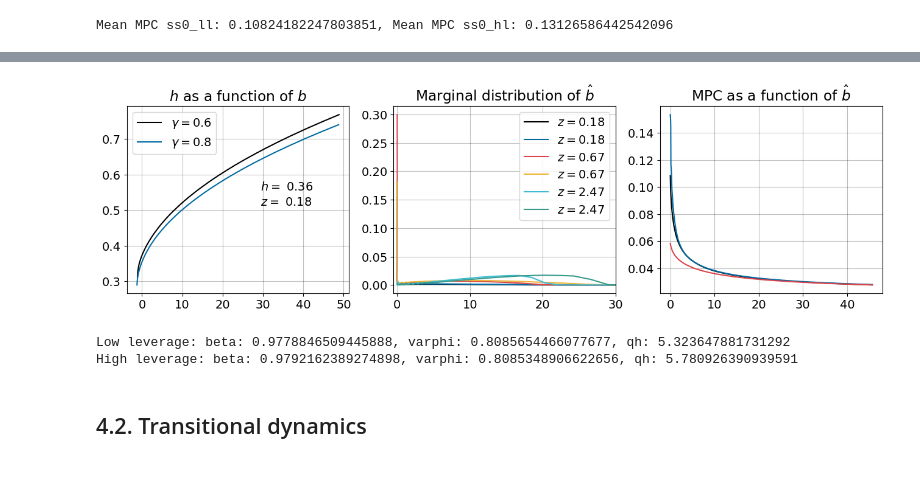
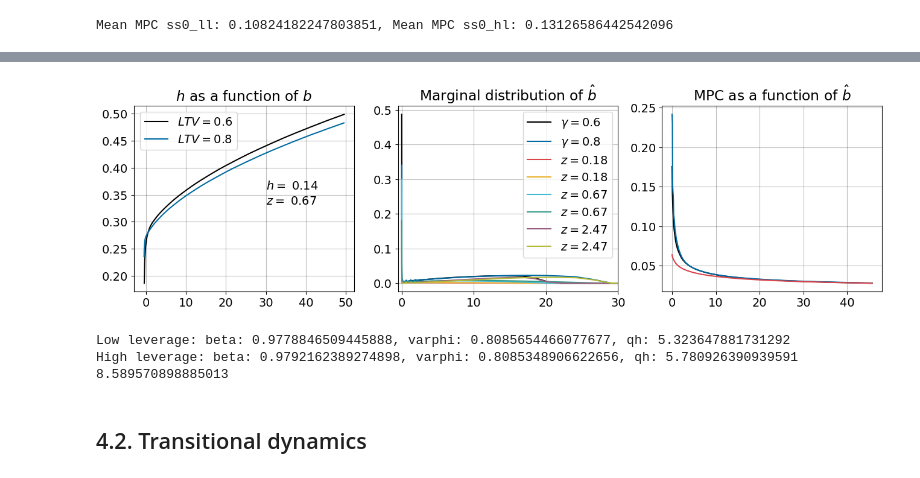
Before and after one commit to thom364e/sequence-jacobian, a Jupyter notebook: notebooks/housing_main_v2.ipynb, the cells around one changed output, grey strips where cells are left out. Cells and saved outputs as stored; diff of their text form; code cells hidden in the pictures.

```diff
--- a/notebooks/housing_main_v2.ipynb
+++ b/notebooks/housing_main_v2.ipynb
@@ -1418,2 +1468,21 @@ print(f"Mean MPC ss0_ll: {mean_mpc_ll}, Mean MPC ss0_hl: {mean_mpc_hl}")
 # %% [output]
 Mean MPC ss0_ll: 0.10824182247803851, Mean MPC ss0_hl: 0.13126586442542096
+# %%
+TT = 300
+sigma_qh = 0.1
+rho_qh = 0.5
+
+qh = sigma_qh*rho_qh** np.arange(TT)
+qh_lag = np.zeros(TT)
+
+for i in range(1, TT):
+    qh_lag[i] = qh[i-1]
+
+qh_nonlin = hh1.impulse_nonlinear(ss, {'qh': qh}, outputs = ['C_BHAT'],internals=['hh_housecons'])
+qhlag_nonlin = hh1.impulse_nonlinear(ss, {'qh_lag': qh_lag}, outputs = ['C_BHAT'],internals=['hh_housecons'])
+qhall_nonlin = hh1.impulse_nonlinear(ss, {'qh': qh, 'qh_lag': qh_lag}, outputs = ['C_BHAT'],internals=['hh_housecons'])
+
+qh_lin = hh1.impulse_linear(ss, {'qh': qh})
+qhlag_lin = hh1.impulse_linear(ss, {'qh_lag': qh_lag})
+qhall_lin = hh1.impulse_linear(ss, {'qh': qh, 'qh_lag': qh_lag})
+# partialeq_irf = hh1.impulse_nonlinear(ss0_ll, {'qh': qh})
@@ -1433,47 +1590,59 @@ b_endo_ll = ss0_ll.internals['hh_housecons']['b_bhat_grid'][:,None] \
 b_endo_hl = ss0_hl.internals['hh_housecons']['b_bhat_grid'][:,None] \
             - ss0_hl['qh_lag']*ss['gamma']*ss0_hl.internals['hh_housecons']['h_bhat_grid'][None,:]
 
-z_point = 0
-h_point = 20
+z_point = 1
+h_point = 10
 
 fig, ax = plt.subplots(1, 3, figsize=(16,4))
 ax = ax.flatten()
 
-ax[0].plot(b_endo_ll[:,h_point], ss0_ll.internals['hh_housecons']['h_bhat'][z_point,:,h_point], label = r'$\gamma = 0.6$')
-ax[0].plot(b_endo_hl[:,h_point], ss0_hl.internals['hh_housecons']['h_bhat'][z_point,:,h_point], label = r'$\gamma = 0.8$')
+ax[0].plot(b_endo_ll[:,h_point], ss0_ll.internals['hh_housecons']['h_bhat'][z_point,:,h_point], label = r'$LTV = 0.6$')
+ax[0].plot(b_endo_hl[:,h_point], ss0_hl.internals['hh_housecons']['h_bhat'][z_point,:,h_point], label = r'$LTV = 0.8$')
 ax[0].legend()
 ax[0].set_title(r'$h$ as a function of $b$')
 ax[0].text(0.6, 0.6, f"$h =$ {ss0_hl.internals['hh_housecons']['h_bhat_grid'][h_point]:.2f}",
          horizontalalignment='left', verticalalignment='top', transform=ax[0].transAxes)
 ax[0].text(0.6, 0.52, f"$z =$ {ss0_hl.internals['hh_housecons']['z_grid'][z_point]:.2f}",
          horizontalalignment='left', verticalalignment='top', transform=ax[0].transAxes)
 
-# ax[1].plot(ss0_hl.internals['hh_housecons']['b_bhat_grid'], b_margdist_ll, label = r'$\gamma = 0.6$')
-# ax[1].plot(ss0_hl.internals['hh_housecons']['b_bhat_grid'], b_margdist_hl, label = r'$\gamma = 0.8$')
+# ax[1].plot(b_endo_ll[:,h_point], ss0_ll.internals['hh_housecons']['h_bhat'][z_point,:,40], label = r'$LTV = 0.6$')
+# ax[1].plot(b_endo_hl[:,h_point], ss0_hl.internals['hh_housecons']['h_bhat'][z_point,:,40], label = r'$LTV = 0.8$')
+# ax[1].legend()
+# ax[1].set_title(r'$h$ as a function of $b$')
+# ax[1].text(0.6, 0.6, f"$h =$ {ss0_hl.internals['hh_housecons']['h_bhat_grid'][40]:.2f}",
+#          horizontalalignment='left', verticalalignment='top', transform=ax[1].transAxes)
+# ax[1].text(0.6, 0.52, f"$z =$ {ss0_hl.internals['hh_housecons']['z_grid'][z_point]:.2f}",
+#          horizontalalignment='left', verticalalignment='top', transform=ax[1].transAxes)
+
+ax[1].plot(ss0_hl.internals['hh_housecons']['b_bhat_grid'], b_margdist_ll, label = r'$\gamma = 0.6$')
+ax[1].plot(ss0_hl.internals['hh_housecons']['b_bhat_grid'], b_margdist_hl, label = r'$\gamma = 0.8$')
 
 for i in range(3):
     ax[1].plot(ss0_ll.internals['hh_housecons']['b_bhat_grid'], bzmargdist_ll[i],
                label = f'$z = {ss0_ll.internals["hh_housecons"]["z_grid"][i]:.2f}$')
     ax[1].plot(ss0_hl.internals['hh_housecons']['b_bhat_grid'], bzmargdist_hl[i],
                label = f'$z = {ss0_hl.internals["hh_housecons"]["z_grid"][i]:.2f}$')
 ax[1].set_title(r'Marginal distribution of $\hat b$')
 ax[1].legend()
 ax[1].set_xlim(-0.5, 30)
 
 for i in range(3):
     ax[2].plot(ss0_ll.internals['hh_housecons']['b_bhat_grid'][:-1], MPC_ll[i, :, h_point][:-1], label = r'$\gamma = 0.6$')
 ax[2].set_title(r'MPC as a function of $\hat b$')
 
 plt.show()
 # %% [output]
-[figure, old version]
+[figure, new version]
 # %%
 # print(f"Low leverage: beta: {ss0_lll['beta']}, varphi: {ss0_lll['varphi']}, qh: {ss0_lll['qh']}")
 print(f"Low leverage: beta: {ss0_ll['beta']}, varphi: {ss0_ll['varphi']}, qh: {ss0_ll['qh']}")
 print(f"High leverage: beta: {ss0_hl['beta']}, varphi: {ss0_hl['varphi']}, qh: {ss0_hl['qh']}")
+
+print((ss0_hl['qh']/ss0_ll['qh'] - 1)*100)
 # %% [output]
 Low leverage: beta: 0.9778846509445888, varphi: 0.8085654466077677, qh: 5.323647881731292
 High leverage: beta: 0.9792162389274898, varphi: 0.8085348906622656, qh: 5.780926390939591
+8.589570898885013
 # %% [markdown]
 ## 4.2. Transitional dynamics
 # %%
```
Also changed, not shown: parts of 25 cells of this notebook, 11 other files.
